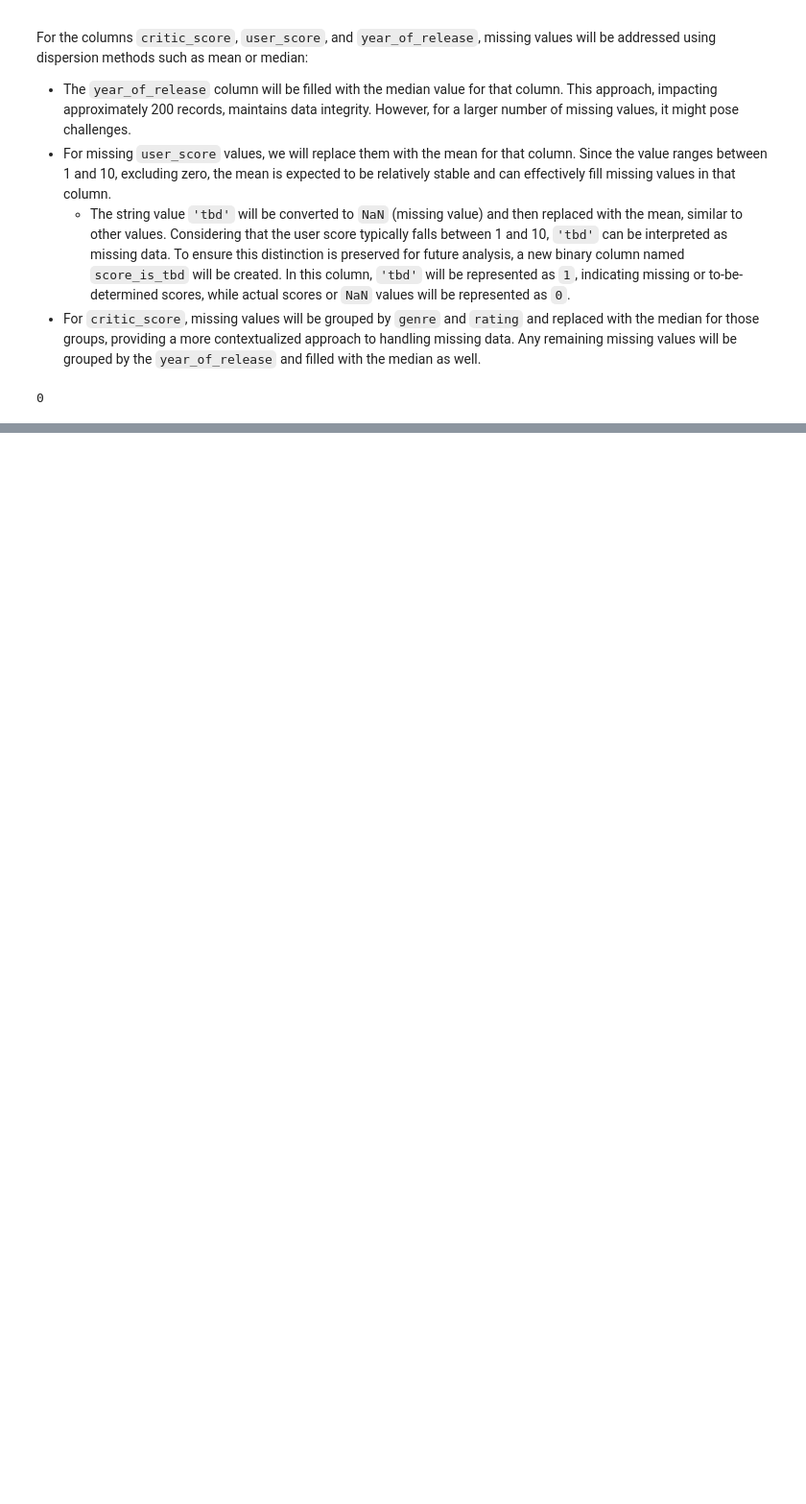
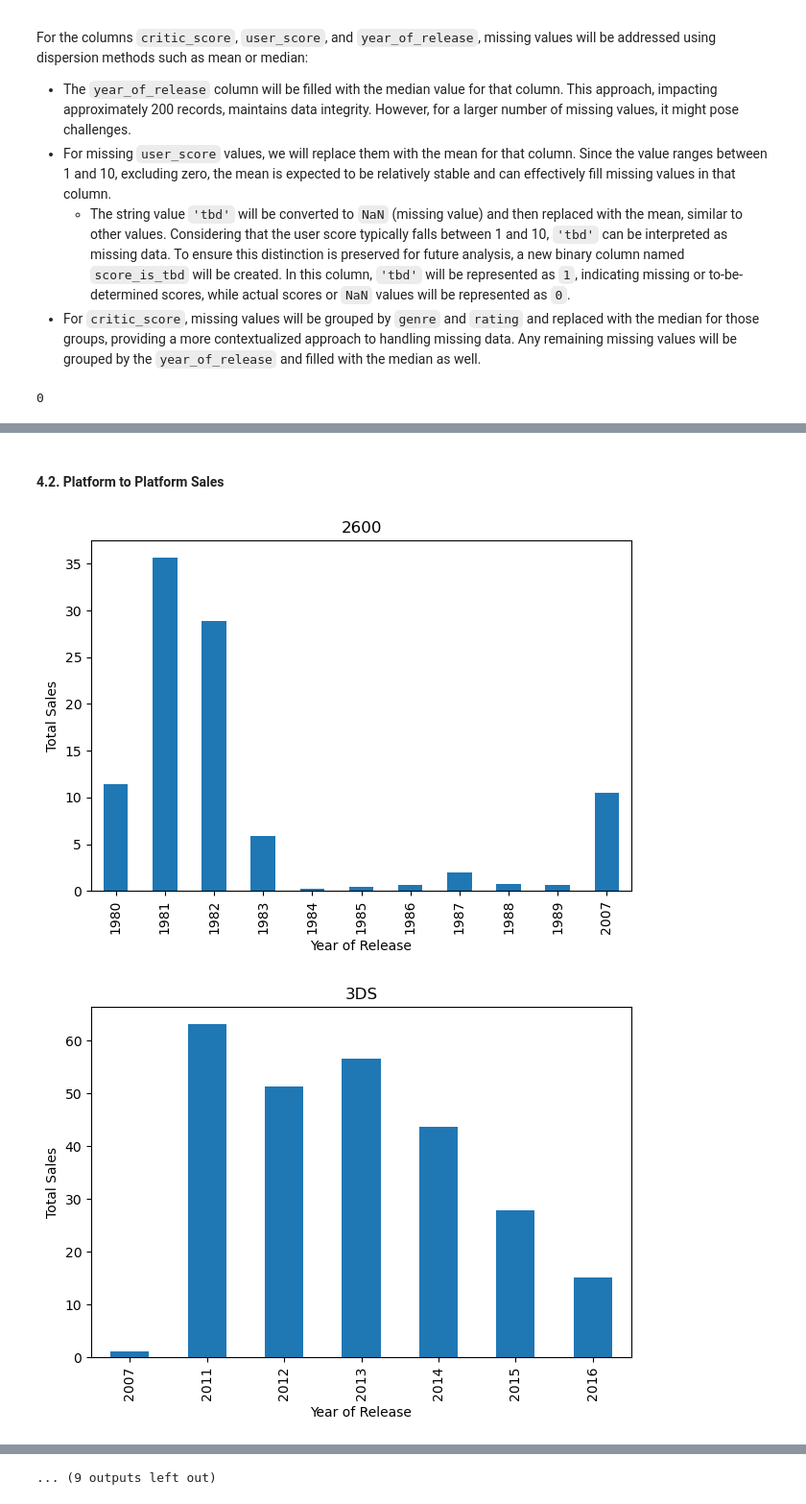
Before and after one commit to mnunezsa95/ds_project_video_game_analysis, a Jupyter notebook: EDA.ipynb, the cells around one changed output, grey strips where cells are left out. Shown: that part at 96% size. Saved outputs shown, nothing was run; the diff lists cells and outputs as text; code cells hidden in the pictures; blank space fills up the shorter version.

```diff
--- a/EDA.ipynb
+++ b/EDA.ipynb
@@ -161,0 +195,25 @@ memory usage: 1.9+ MB
+# %% [markdown]
+#### 4.2. Platform to Platform Sales
+# %%
+# Grouping data by platform & summing total sales
+platform_sales = games_df.groupby('platform')['total_sales'].sum()
+
+# Filtering out only platforms with over 50 million in sales & creating a list
+platforms_over_50 = platform_sales[platform_sales > 50].index.tolist()
+
+# Filtering out original df to only include platforms that sold over 50 mil
+df_games_filtered = games_df[games_df['platform'].isin(platforms_over_50)]
+
+# Group the filtered DataFrame by 'platform'
+grouped_by_platform = df_games_filtered.groupby('platform')
+
+# Plot bar charts by platform
+for platform, group_data in grouped_by_platform:
+    group_data.groupby('year_of_release')['total_sales'].sum().plot(kind='bar', title=platform)
+    plt.xlabel('Year of Release')
+    plt.ylabel('Total Sales')
+    plt.tight_layout()
+    plt.show()
+# %% [output]
+[figure, added]
+[figure, added]
@@ -161,0 +230 @@ memory usage: 1.9+ MB
+... (9 outputs left out)
```
Also changed, not shown: parts of 10 cells of this notebook, 1 other file.
